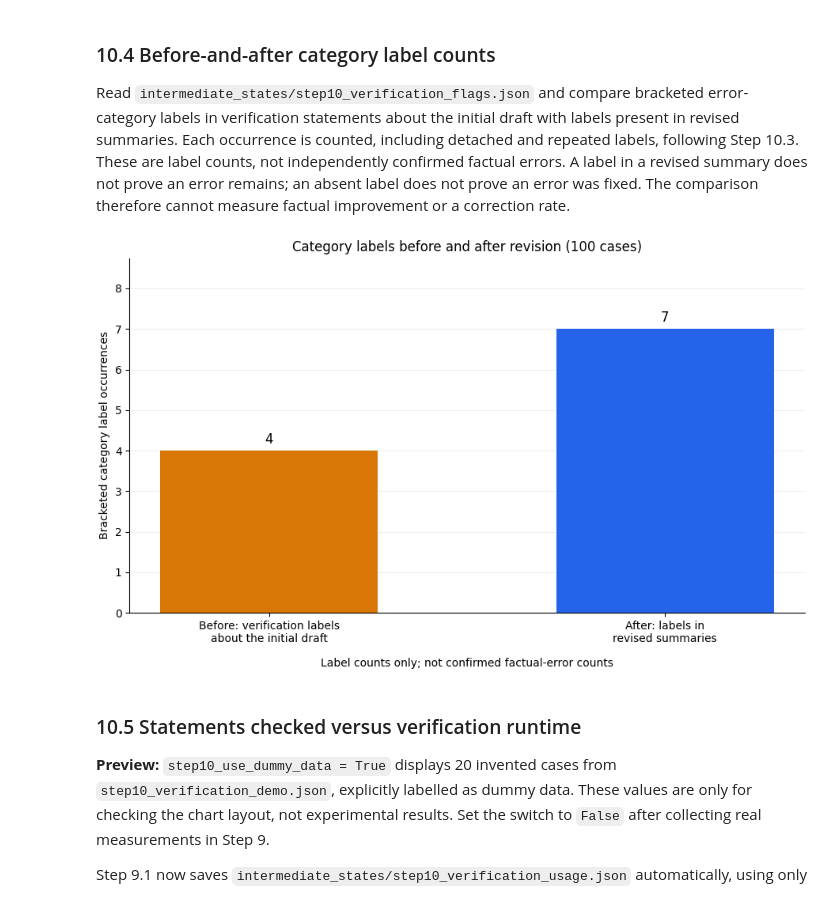
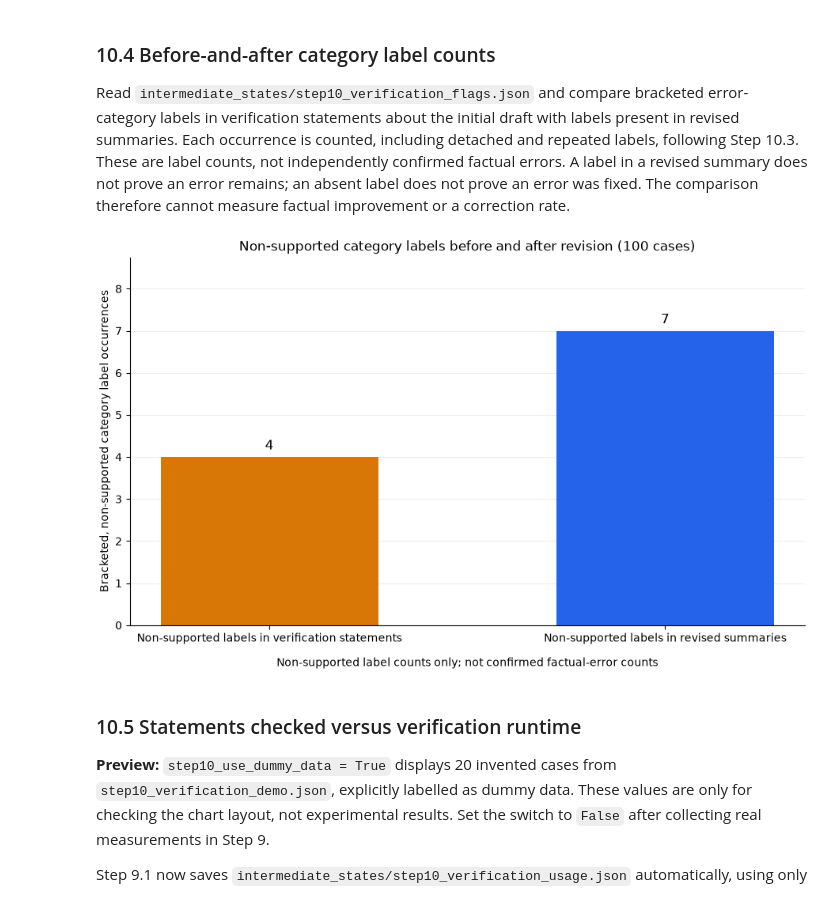
Before and after one commit to ymcx/nlp-project, a Jupyter notebook: main.ipynb, the cells around one changed output. Cells and saved outputs as stored; diff of their text form; code cells hidden in the pictures.

```diff
--- a/main.ipynb
+++ b/main.ipynb
@@ -1352,42 +1358,43 @@ def load_intermediate(filename):
 def step10_plot_before_after_labels(review):
     fields = ["statements", "summary.revised"]
     counts = dict.fromkeys(fields, 0)
-    categories = {"Hallucination", "Dosage Mismatch", "Omission", "Contradiction"}
+    categories = {"Unsupported", "Supported", "Omitted Critical Finding", "Contradiction"}
     for flag in review["flags"]:
         if flag["source_field"] not in counts or flag["error_type"] not in categories:
             raise ValueError("Expected Step 10.3 category labels from statements or summary.revised.")
+        if flag["error_type"] == "Supported":
+            continue
         counts[flag["source_field"]] += 1
     fig, ax = plt.subplots(figsize=(9, 5.5), layout="constrained")
     bars = ax.bar(
-        ["Before: verification labels\nabout the initial draft", "After: labels in\nrevised summaries"],
+        ["Non-supported labels in verification statements", "Non-supported labels in revised summaries"],
         [counts[field] for field in fields], color=["#d97706", "#2563eb"], width=0.55,
     )
     ax.bar_label(bars, padding=4, fontsize=12)
     ax.set_ylim(0, max(1, *counts.values()) * 1.25)
     ax.yaxis.set_major_locator(plt.MaxNLocator(integer=True))
-    ax.set_ylabel("Bracketed category label occurrences")
-    ax.set_title(f"Category labels before and after revision ({review['cases_scanned']} cases)")
-    ax.set_xlabel("Label counts only; not confirmed factual-error counts", labelpad=12)
+    ax.set_ylabel("Bracketed, non-supported category label occurrences")
+    ax.set_title(f"Non-supported category labels before and after revision ({review['cases_scanned']} cases)")
+    ax.set_xlabel("Non-supported label counts only; not confirmed factual-error counts", labelpad=12)
     ax.set_axisbelow(True)
     ax.grid(axis="y", alpha=0.2)
     ax.spines[["top", "right"]].set_visible(False)
     return fig, ax
 
 
 review = load_intermediate("step10_verification_flags")
 step10_before_after_figure, step10_before_after_axes = step10_plot_before_after_labels(review)
 source_field_counts = Counter(flag["source_field"] for flag in review["flags"])
 bar_heights = [bar.get_height() for bar in step10_before_after_axes.patches]
-assert bar_heights == [source_field_counts[field] for field in ["statements", "summary.revised"]]
 
 buffer = BytesIO()
 step10_before_after_figure.savefig(buffer, format="png")
 image_png_base64 = base64.b64encode(buffer.getvalue()).decode("ascii")
 plt.show = lambda *args, **kwargs: None
 plt.show()
-display({"image/png": image_png_base64, "text/plain": "Before-and-after category label counts"}, raw=True)
+display({"image/png": image_png_base64, "text/plain": "Before-and-after non-supported label count"}, raw=True)
 # %% [output]
-[figure, old version]
+[figure, new version]
 # %% [markdown]
 ### 10.5 Statements checked versus verification runtime
 
```
Also changed, not shown: parts of 6 cells of this notebook, 1 other file.
